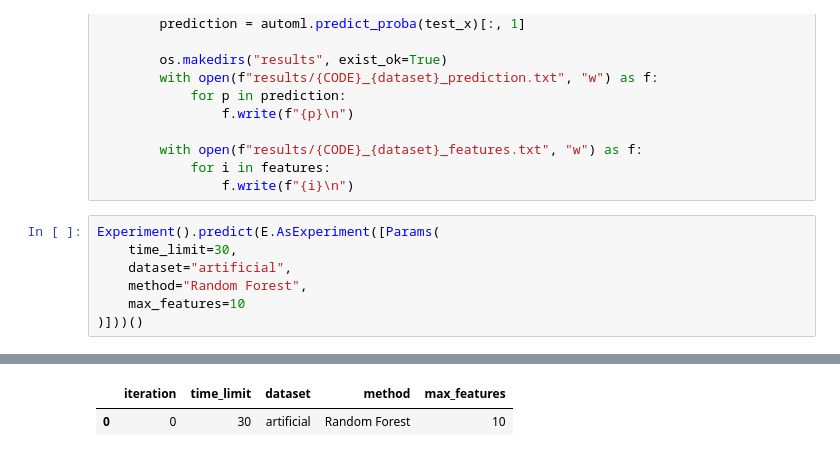
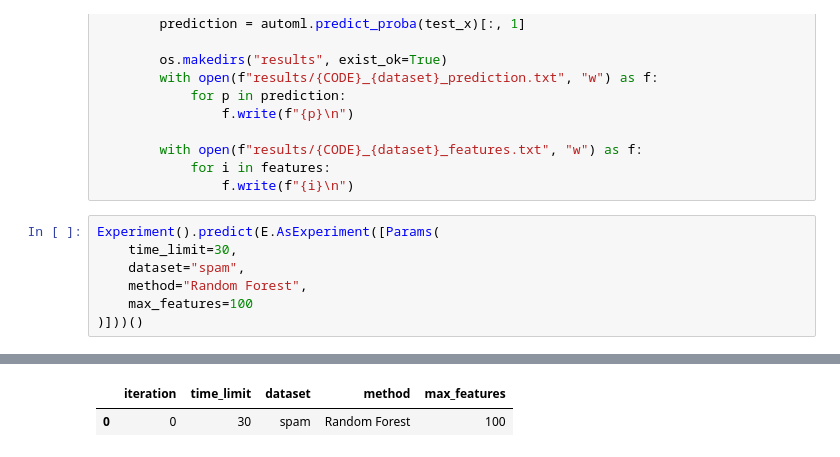
Before and after one commit to Filmos/AML_P2, a Jupyter notebook: Predict.ipynb, the cells around one changed output, grey strips where cells are left out. Drawn from its saved outputs; the diff is of its cells as text.

Commit message:
Added spam dataset

```diff
--- a/Predict.ipynb
+++ b/Predict.ipynb
@@ -27,8 +27,8 @@ class Experiment(Core):
 # %%
 Experiment().predict(E.AsExperiment([Params(
     time_limit=30,
-    dataset="artificial",
+    dataset="spam",
     method="Random Forest",
-    max_features=10
+    max_features=100
 )]))()
 # %% [output]
@@ -52,2 +52,2 @@ Experiment().predict(E.AsExperiment([Params(
 |  | iteration | time_limit | dataset | method | max_features |
-| 0 | 0 | 30 | artificial | Random Forest | 10 |
+| 0 | 0 | 30 | spam | Random Forest | 100 |
```
Also changed, not shown: parts of 1 cell of this notebook, 8 other files.
